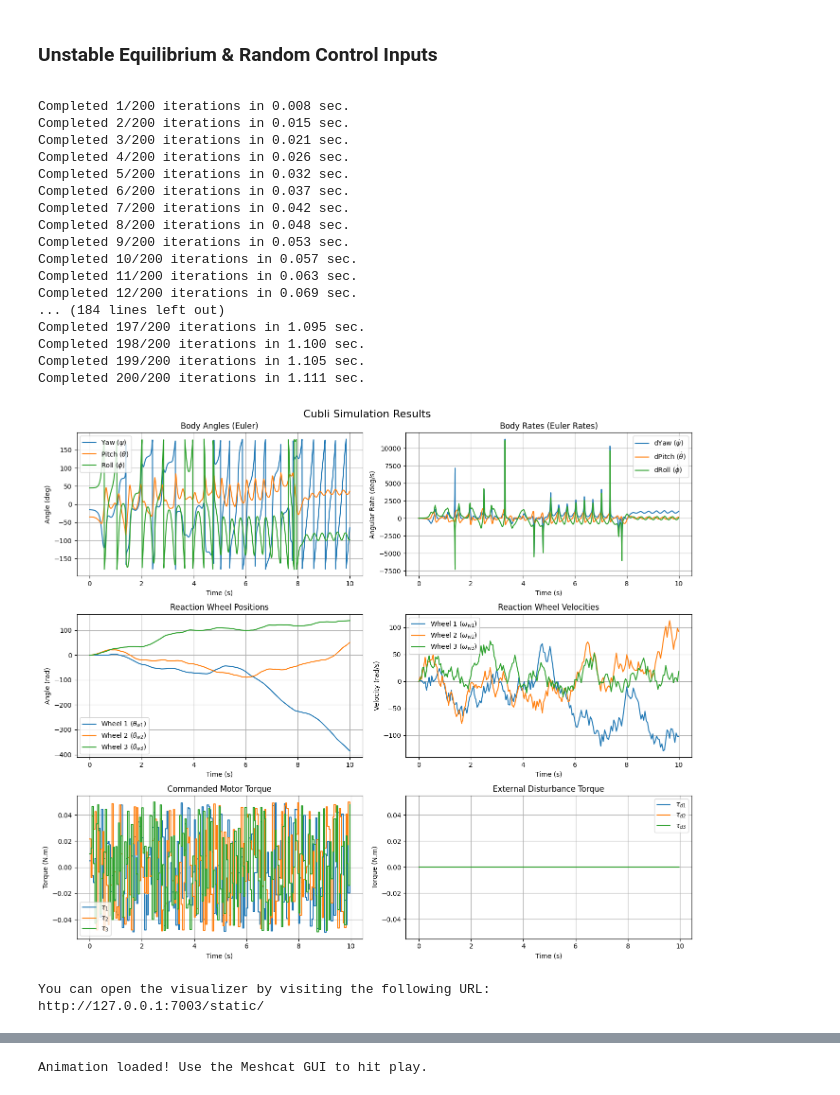
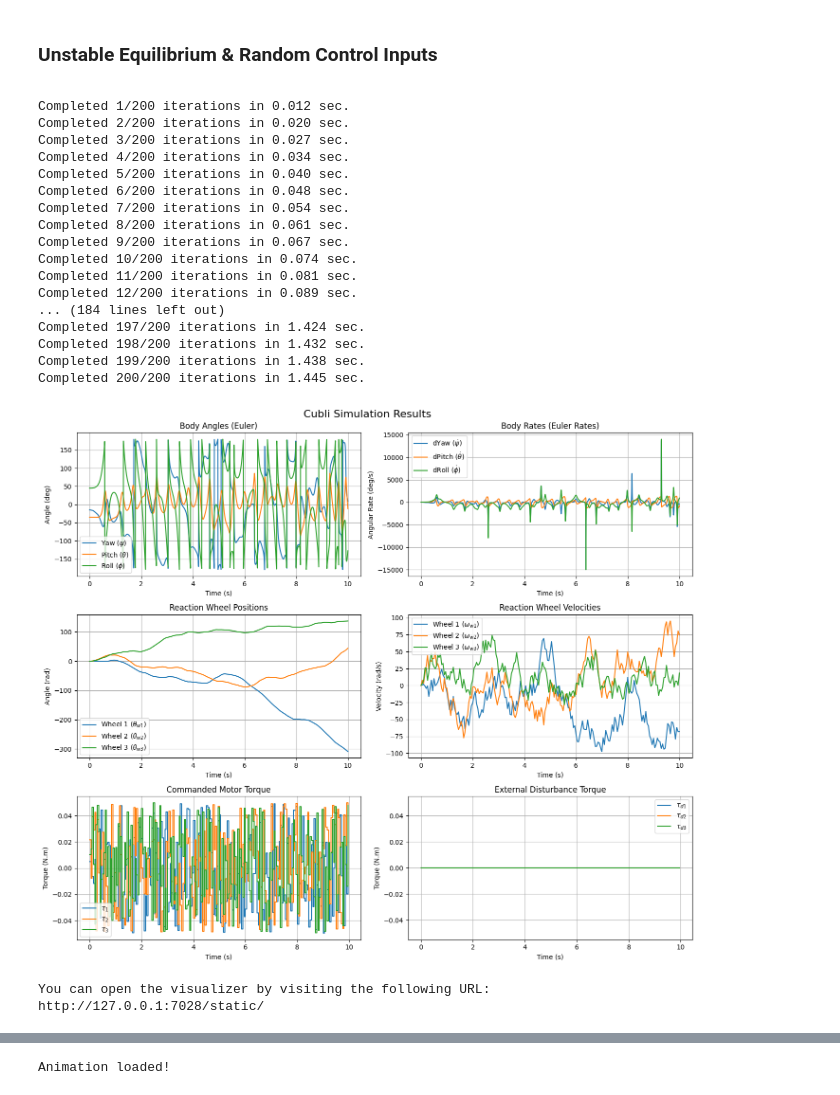
Before and after one commit to FlyingFaller/cubli, a Jupyter notebook: smoking_gun.ipynb, the cells around one changed output, grey strips where cells are left out. Cells and saved outputs as stored; diff of their text form; code cells hidden in the pictures.

```diff
--- a/smoking_gun.ipynb
+++ b/smoking_gun.ipynb
@@ -946,23 +969,24 @@ Q_S = np.array([0.5*(2/3*(3 - 3**0.5))**0.5,
                 0])
 
 PARAMS = {
-    'm_s'     : 0.40,
-    'm_w'     : 0.15,
-    'Isxx'    : 2.00e-3,
-    'Iwxx'    : 1.25e-4,
-    'Iwyy'    : 4.00e-5,
-    'g'       : 9.81,
-    'l'       : 0.15,
-    'b'       : 1.0,            # unknown
-    'tau_c'   : 2.46e-3,
-    'b_w'     : 1.06e-5,
-    'c_d'     : 1.7e-8,
-    'q_r'     : Q_U,
-    'omega_r' : np.zeros(3),
-    'domega_r': np.zeros(3),
-    'zeta'    : np.sqrt(2)/2,
-    'alpha'   : 0.2,
-    'tau_max' : 0.5,
+    'm_s'        : 0.40,
+    'm_w'        : 0.15,
+    'Isxx'       : 2.00e-3,
+    'Iwxx'       : 1.25e-4,
+    'Iwyy'       : 4.00e-5,
+    'g'          : 9.81,
+    'l'          : 0.15,
+    'b'          : 0.01,           # unknown
+    'tau_c'      : 2.46e-3,
+    'b_w'        : 1.06e-5,
+    'c_d'        : 1.7e-8,
+    'q_r'        : Q_U,
+    'omega_r'    : np.zeros(3),
+    'domega_r'   : np.zeros(3),
+    'zeta'       : np.sqrt(2)/2,
+    'alpha'      : 0.2,
+    'tau_max'    : 0.5,
+    'omega_w_max': 100,
 }
 # %% [markdown]
 <div style="text-align: justify; font-family: 'Times New Roman', Times, serif;">
@@ -1011,33 +1035,33 @@ Animation loaded! Use the Meshcat GUI to hit play.
 # %%
 np.random.seed(0) # Seed the random number generator for consistency
 dummy_ctrl = lambda x, t: 0.1*(np.random.random(3)-0.5) # Random control inputs [-0.05, +0.05] N.m
 x0 = np.concatenate((Q_U, np.zeros(3), np.zeros(3), np.zeros(3))) # No starting velocities
 tf = 10.0 # 10 second simulation
 K = 200 # 20 Hz control rate
 cubli = CubliPhysics(PARAMS) # Create cubli object
-sol = simulate_cubli(cubli, dummy_ctrl, x0, tf, K, None, method='RK45') # Run simulation
+sol = simulate_cubli(cubli.ode_fun, dummy_ctrl, x0, tf, K, None, method='RK45') # Run simulation
 plot_cubli_simulation(*sol)
 animate_cubli_meshcat(sol[0], sol[1])
 # %% [output]
-Completed 1/200 iterations in 0.008 sec.
-Completed 2/200 iterations in 0.015 sec.
-Completed 3/200 iterations in 0.021 sec.
-Completed 4/200 iterations in 0.026 sec.
-Completed 5/200 iterations in 0.032 sec.
-Completed 6/200 iterations in 0.037 sec.
-Completed 7/200 iterations in 0.042 sec.
-Completed 8/200 iterations in 0.048 sec.
-Completed 9/200 iterations in 0.053 sec.
-Completed 10/200 iterations in 0.057 sec.
-Completed 11/200 iterations in 0.063 sec.
-Completed 12/200 iterations in 0.069 sec.
+Completed 1/200 iterations in 0.012 sec.
+Completed 2/200 iterations in 0.020 sec.
+Completed 3/200 iterations in 0.027 sec.
+Completed 4/200 iterations in 0.034 sec.
+Completed 5/200 iterations in 0.040 sec.
+Completed 6/200 iterations in 0.048 sec.
+Completed 7/200 iterations in 0.054 sec.
+Completed 8/200 iterations in 0.061 sec.
+Completed 9/200 iterations in 0.067 sec.
+Completed 10/200 iterations in 0.074 sec.
+Completed 11/200 iterations in 0.081 sec.
+Completed 12/200 iterations in 0.089 sec.
 ... (184 lines left out)
-Completed 197/200 iterations in 1.095 sec.
-Completed 198/200 iterations in 1.100 sec.
-Completed 199/200 iterations in 1.105 sec.
-Completed 200/200 iterations in 1.111 sec.
+Completed 197/200 iterations in 1.424 sec.
+Completed 198/200 iterations in 1.432 sec.
+Completed 199/200 iterations in 1.438 sec.
+Completed 200/200 iterations in 1.445 sec.
-[figure, old version]
+[figure, new version]
 You can open the visualizer by visiting the following URL:
-http://127.0.0.1:7003/static/
+http://127.0.0.1:7028/static/
 [interactive output not drawn]
-Animation loaded! Use the Meshcat GUI to hit play.
+Animation loaded!
```
Also changed, not shown: parts of 7 cells of this notebook.
